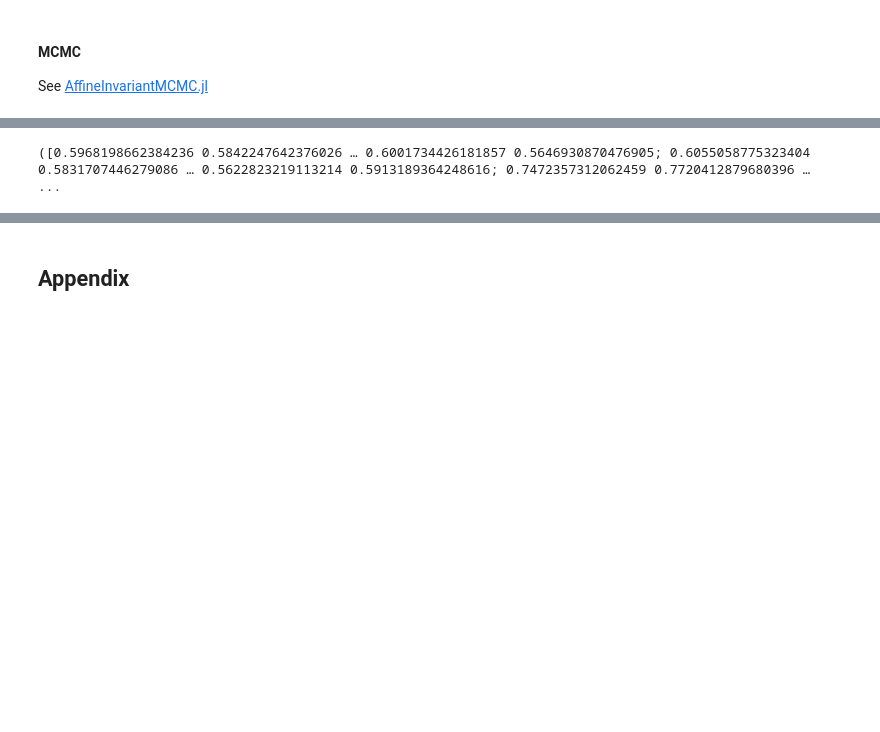
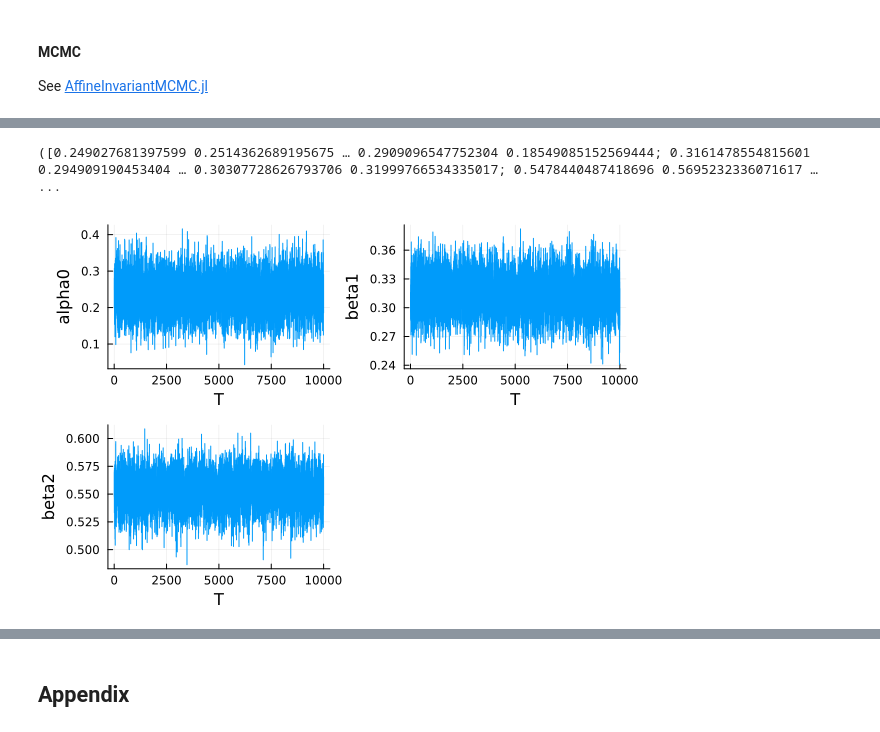
Before and after one commit to JulienPascal/MSM.jl, a Jupyter notebook: notebooks/MSM-MCMC.ipynb, the cells around one changed output, grey strips where cells are left out. Cells and saved outputs as stored; diff of their text form; code cells hidden in the pictures; blank space fills up the shorter version.

```diff
--- a/notebooks/MSM-MCMC.ipynb
+++ b/notebooks/MSM-MCMC.ipynb
@@ -381,31 +408,39 @@ results
 	thinning = 10
 	numsamples_perwalker = 10000
 	burnin = Int((1/10)*numsamples_perwalker)
-	lb = 0 .* ones(numdims) #lower bound
-	ub = 1 .* ones(numdims) #upper bound
-	# Uniform prior
-	# d_prior = Product(Uniform.(lb, ub))
-	# Normal
+	lb = 0 .* ones(numdims) #lower bound (for the uniform prior below)
+	ub = 1 .* ones(numdims) #upper bound (for the uniform prior below)
+	# Prior: independent N(0, 1) on each parameter
 	d_prior = MvNormal(zeros(numdims), 1.0 .* I(numdims))
+	# Alternative, uniform prior on [lb, ub]:
+	# d_prior = product_distribution(Uniform.(lb, ub))
 end
 
-# Pseudo Log-likelihood
-@everywhere function Ln_MSM(x, NMSM)
-	return -0.5*NMSM*myProblem.objective_function(x)
+# Pseudo log-likelihood of the Laplace-type estimator (Chernozhukov and Hong, 2003):
+# -0.5 * n * g'Wg, where g is the gap between empirical and simulated moments, and W
+# must be the inverse of the variance of sqrt(T)*g. With simulated moments, this
+# variance is (1 + tau)*Sigma0 (data noise + simulation noise, see Lee and Ingram, 1991),
+# so with W = inv(Sigma0), n = T/(1 + tau).
+@everywhere function Ln_MSM(x, n)
+	return -0.5*n*myProblem.objective_function(x)
 end
 
-# Pseudo Log quasi-posterior: Pseudo Log(likelihood) + log(prior)
-@everywhere function quasi_posterior(x, NMSM, d_prior)
-    return Ln_MSM(x, NMSM) + log(pdf(d_prior, x))
+# Pseudo log quasi-posterior: pseudo log-likelihood + log(prior)
+@everywhere function quasi_posterior(x, n, d_prior)
+    return Ln_MSM(x, n) + logpdf(d_prior, x)
 end
+
+# Effective sample size of the quasi-likelihood
+n_LTE = T/(1 + tau)
+sendto(workers(), n_LTE=n_LTE)
 
 
 # Safety check: value on the master node == values on slave nodes?
 using Test
-val_local = Ln_MSM(ones(3), NMSM); #local execution
+val_local = Ln_MSM(ones(3), n_LTE); #local execution
 val_workers = [];
 for w in workers() #Execution on workers
-    push!(val_workers, @fetchfrom w Ln_MSM(ones(3), NMSM))
+    push!(val_workers, @fetchfrom w Ln_MSM(ones(3), n_LTE))
 end
 for (wIndex, w) in enumerate(workers())
     @test abs(val_local - val_workers[wIndex]) < 10e-10
@@ -449,20 +484,25 @@ for (wIndex, w) in enumerate(workers())
     @test abs(val_local - val_workers[wIndex]) < 10e-10
 end
 
-#Slightly perturb the initial draws for the walkers
+# Initial draws for the walkers: the initial guess of dictPriors, slightly perturbed
+# (the true values are unknown in practice)
 x0 = [dictPriors[k][1] for k in keys(dictPriors)]
-x0_chains = ones(numdims, numwalkers).*true_vals .+ rand(numdims, numwalkers) .* 1.0
-chain, llhoodvals = AffineInvariantMCMC.sample(x -> quasi_posterior(x, nbDraws, d_prior), numwalkers, x0_chains, burnin, 1)
-chain, llhoodvals = AffineInvariantMCMC.sample(x -> quasi_posterior(x, nbDraws, d_prior), numwalkers, chain[:, :, end], numsamples_perwalker, thinning)
+x0_chains = x0 .+ 0.1 .* randn(numdims, numwalkers)
+chain, llhoodvals = AffineInvariantMCMC.sample(x -> quasi_posterior(x, n_LTE, d_prior), numwalkers, x0_chains, burnin, 1)
+chain, llhoodvals = AffineInvariantMCMC.sample(x -> quasi_posterior(x, n_LTE, d_prior), numwalkers, chain[:, :, end], numsamples_perwalker, thinning)
 flatchain, flatllhoodvals = AffineInvariantMCMC.flattenmcmcarray(chain, llhoodvals)
 # %% [output]
-([0.5968198662384236 0.5842247642376026 … 0.6001734426181857 0.5646930870476905; 0.6055058775323404 0.5831707446279086 … 0.5622823219113214 0.5913189364248616; 0.7472357312062459 0.7720412879680396 …  ...
+([0.249027681397599 0.2514362689195675 … 0.2909096547752304 0.18549085152569444; 0.3161478554815601 0.294909190453404 … 0.30307728626793706 0.31999766534335017; 0.5478440487418696 0.5695232336071617 … ...
 # %%
 #-------------------------------------------------------------------------------
 # Plot Draws
 #-------------------------------------------------------------------------------
 p1 = plot(flatchain[1,:], ylabel="alpha0", xlabel="T", legend=:none)
 p2 = plot(flatchain[2,:], ylabel="beta1", xlabel="T", legend=:none)
 p3 = plot(flatchain[3,:], ylabel="beta2", xlabel="T", legend=:none)
 p4 = plot(p1, p2, p3)
+savefig(p4, joinpath(pwd(),"chains_MSM_MCMC_efficient.png"))
+display(p4)
+# %% [output]
+[figure, added]
 # %%
```
Also changed, not shown: parts of 19 cells of this notebook, 5 other files.
